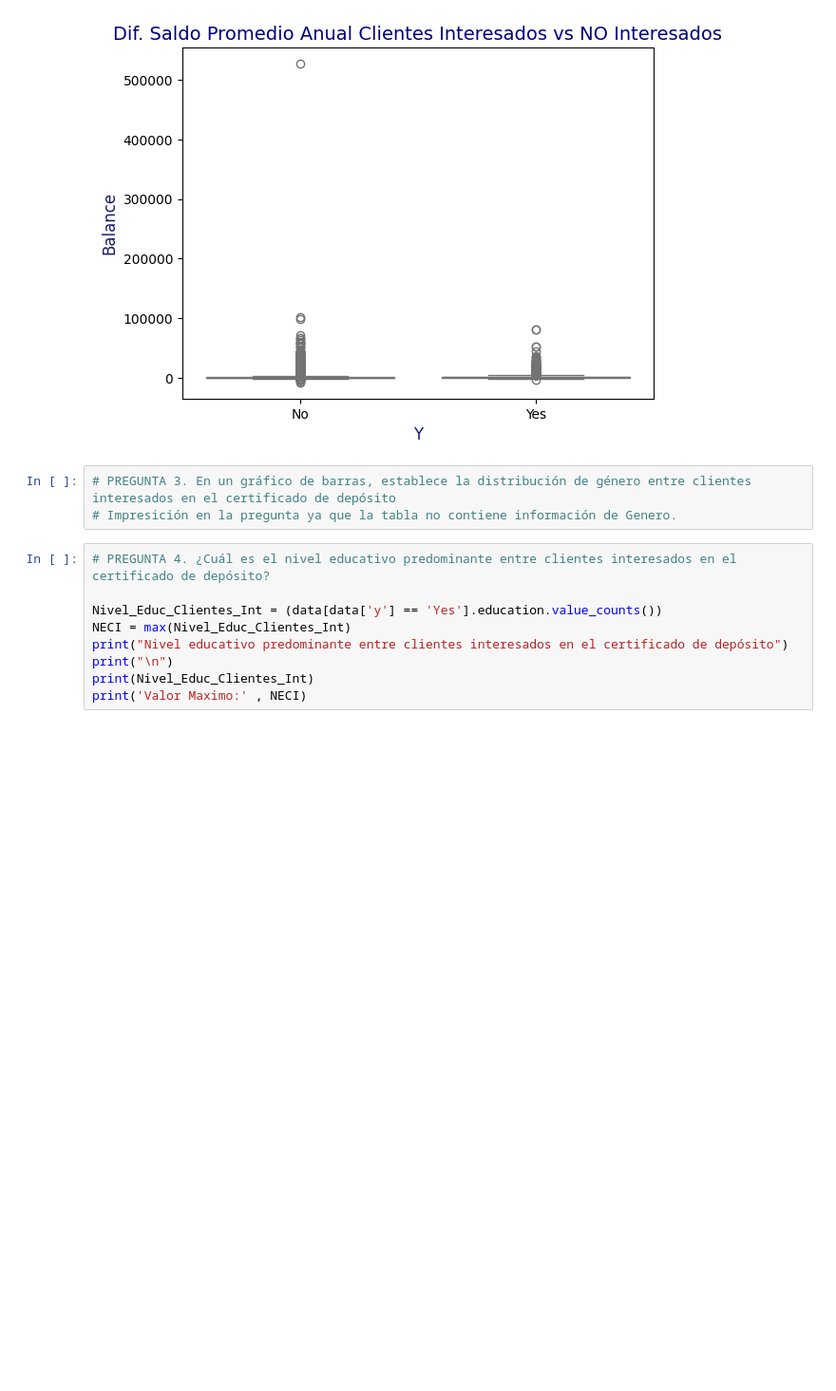
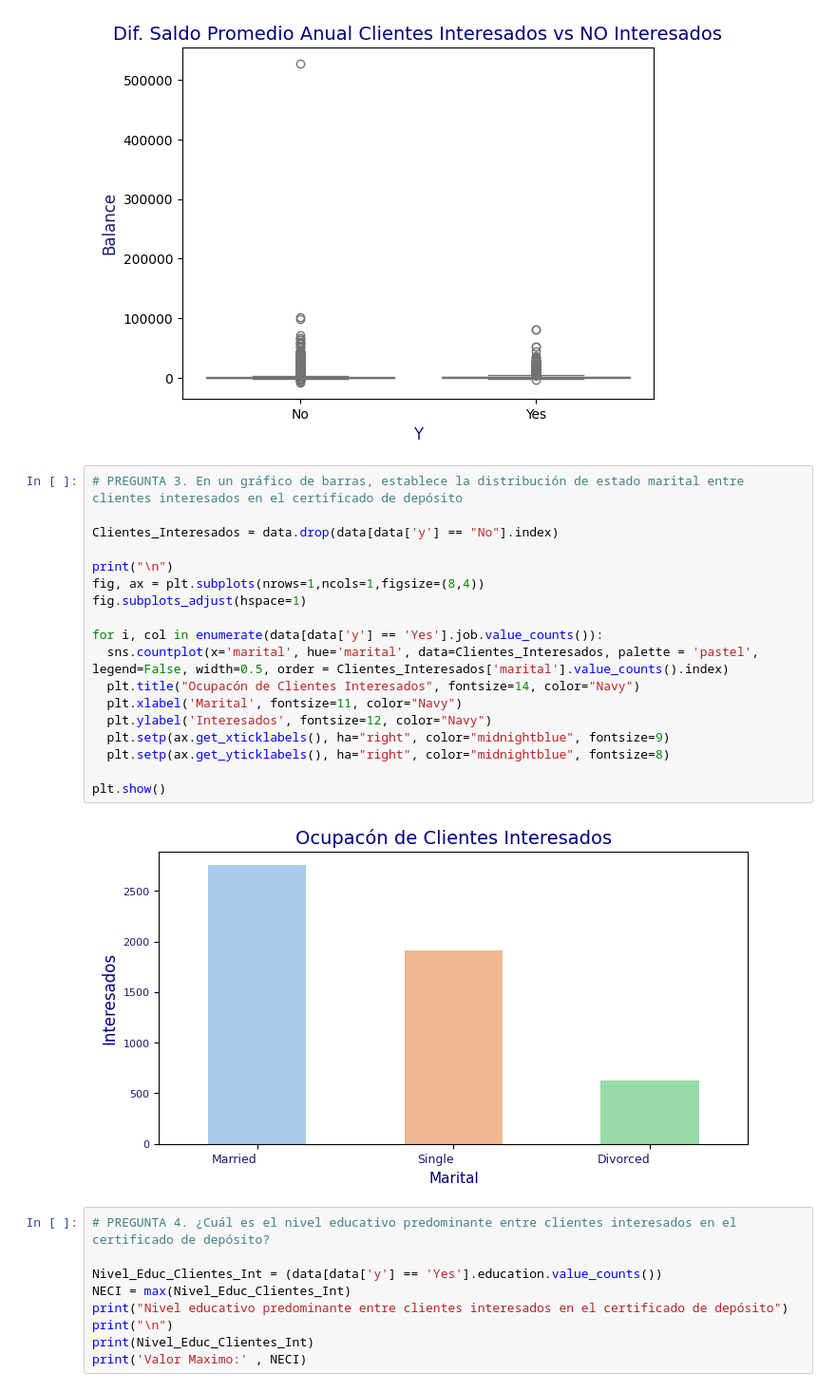
Before and after one commit to CharlieHndz/Talento-Tech-2024-Carlos-Hdez, a Jupyter notebook: Practica_Banco.ipynb, the cells around one changed output. Shown at 95% size. Cells and saved outputs as stored; diff of their text form; blank space fills up the shorter version.

```diff
--- a/Practica_Banco.ipynb
+++ b/Practica_Banco.ipynb
@@ -442,9 +442,26 @@ plt.ylabel('Balance', fontsize=12, color="midnightblue")
 plt.show()
 # %% [output]
 [figure]
-# %%
-# PREGUNTA 3. En un gráfico de barras, establece la distribución de género entre clientes interesados en el certificado de depósito
-# Impresición en la pregunta ya que la tabla no contiene información de Genero.
+# %%
+# PREGUNTA 3. En un gráfico de barras, establece la distribución de estado marital entre clientes interesados en el certificado de depósito
+
+Clientes_Interesados = data.drop(data[data['y'] == "No"].index)
+
+print("\n")
+fig, ax = plt.subplots(nrows=1,ncols=1,figsize=(8,4))
+fig.subplots_adjust(hspace=1)
+
+for i, col in enumerate(data[data['y'] == 'Yes'].job.value_counts()):
+  sns.countplot(x='marital', hue='marital', data=Clientes_Interesados, palette = 'pastel', legend=False, width=0.5, order = Clientes_Interesados['marital'].value_counts().index)
+  plt.title("Ocupacón de Clientes Interesados", fontsize=14, color="Navy")
+  plt.xlabel('Marital', fontsize=11, color="Navy")
+  plt.ylabel('Interesados', fontsize=12, color="Navy")
+  plt.setp(ax.get_xticklabels(), ha="right", color="midnightblue", fontsize=9)
+  plt.setp(ax.get_yticklabels(), ha="right", color="midnightblue", fontsize=8)
+
+plt.show()
+# %% [output]
+[figure, added]
 # %%
 # PREGUNTA 4. ¿Cuál es el nivel educativo predominante entre clientes interesados en el certificado de depósito?
 
```
Also changed, not shown: parts of 2 cells of this notebook.
